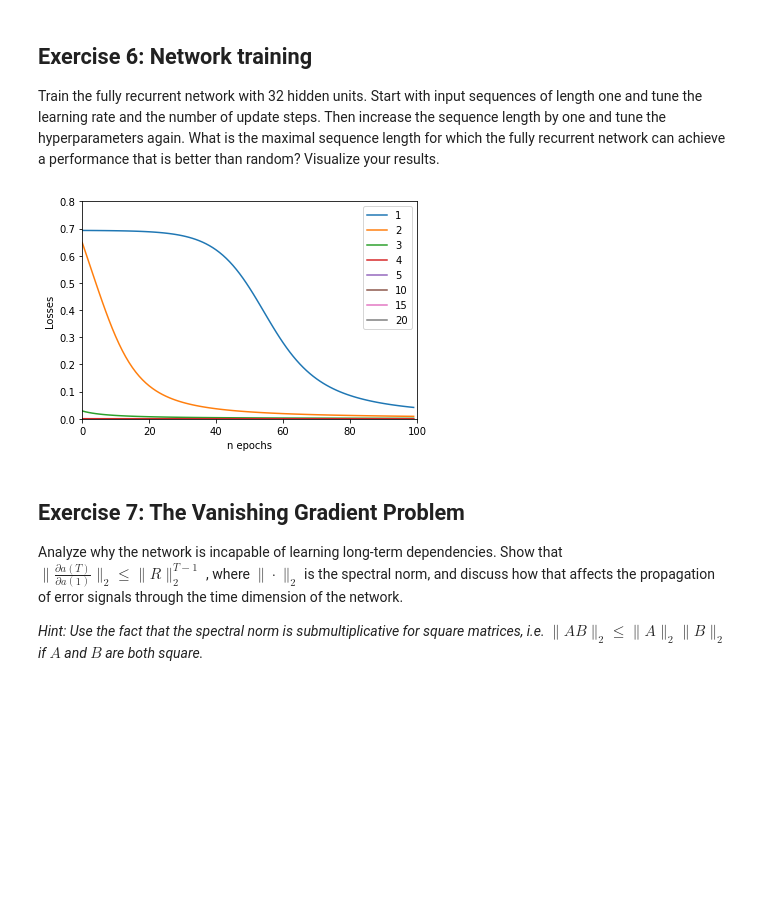
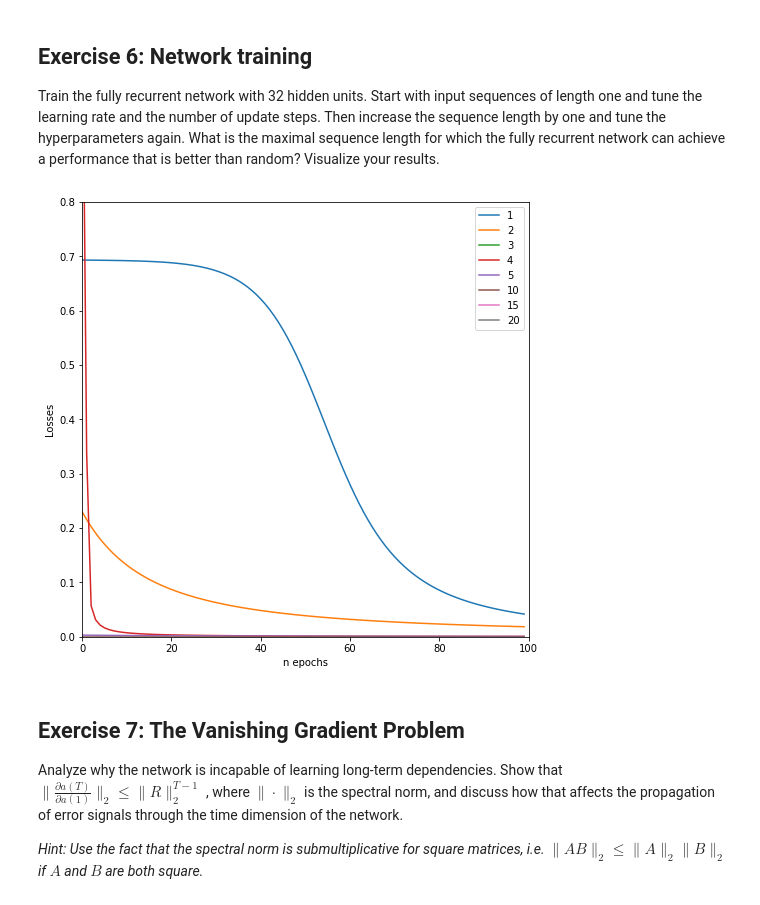
Before and after one commit to bogdankhamelyuk/JKU_MS_AI, a Jupyter notebook: lstm&rnn/A2_K51906380.ipynb, the cells around one changed output. Cells and saved outputs as stored; diff of their text form; code cells hidden in the pictures; blank space fills up the shorter version.

```diff
--- a/lstm&rnn/A2_K51906380.ipynb
+++ b/lstm&rnn/A2_K51906380.ipynb
@@ -252,34 +252,25 @@ def grad_check(self, eps, thresh):
 
     # calculate numerical gradient
     gradApprox = ((lossPlusEps - lossMinusEps)/(2*self.eps))[0]
-    print("grad approx-on: ", gradApprox,"\n")
+
     for row in self.gradV:
-        print("checking gradients for V")
         for dV in row:
             diff = np.abs(gradApprox - dV)
             diff = np.linalg.norm(gradApprox-dV)/(np.linalg.norm(dV)+np.linalg.norm(gradApprox))
             if diff > self.thresh:
-                print("Error! diff > theshold")
-                print(f"dV: {dV}, diff: {diff}")
+                print("error")
     for row in self.gradW:
-        print("checking gradients for W")
         for dW in row:
             diff = np.linalg.norm(-dW+gradApprox)/(np.linalg.norm(dW)+np.linalg.norm(gradApprox))
             if diff > self.thresh:
-                print("Error! diff > theshold")
-                print(f"dV: {dV}, diff: {diff}")
+                print("schmerror")
     for row in self.gradR:
-        print("checking gradients for R")
         for dR in row:
             diff = np.linalg.norm(-dR+gradApprox)/(np.linalg.norm(dR)+np.linalg.norm(gradApprox))
             if diff > self.thresh:
-                print("Error! diff > theshold")
-                print(f"dR: {dR}, diff: {diff}")
+                print("herror")
 
     # restore model weights to the default ones
     self.W = self.W + self.eps
     self.V = self.V + self.eps
     self.R = self.R + self.eps
-
-FullyRecurrentNetwork.grad_check = grad_check
-model.grad_check(1e-7, 1e-7)
@@ -322,37 +295,38 @@ Train the fully recurrent network with 32 hidden units. Start with input sequenc
 import pandas as pd
 np.random.seed(0xDEADBEEF)
 D,I,K = 3,32,1
 
 model = FullyRecurrentNetwork(D,I,K)
 
 max_epochs = 100
 lr = 0.1
 
 Ts = [1,2,3,4,5,10,15,20]
 losses = []
 
 
-#fig = plt.figure(figsize=(8,3))
+fig = plt.figure(figsize=(8,8))
 for T in Ts:
     T_loss = []
-    X = np.random.uniform(-1, 1,(T,D))
+    x = np.random.uniform(-1, 1,(T,D))
+    y = np.random.choice([1,0],1,p=[0.5,0.5])[0]
     for epochs in range(max_epochs):
-        T_loss.append(model.forward(X,1)[0])
+        T_loss.append(model.forward(x,y)[0])
         model.backward()
         model.update(lr)
     plt.plot(T_loss, label=T)
     losses.append(T_loss)
 
 
 plt.xlabel("n epochs")
 plt.ylabel("Losses")
 
 plt.legend()
 plt.axis([0, max_epochs, 0, 0.8])
 # function to show the plot
 plt.show()
 # %% [output]
-[figure, old version]
+[figure, new version]
 # %% [markdown]
 ## Exercise 7: The Vanishing Gradient Problem
 
```
Also changed, not shown: parts of 1 cell of this notebook, 1 other file.
